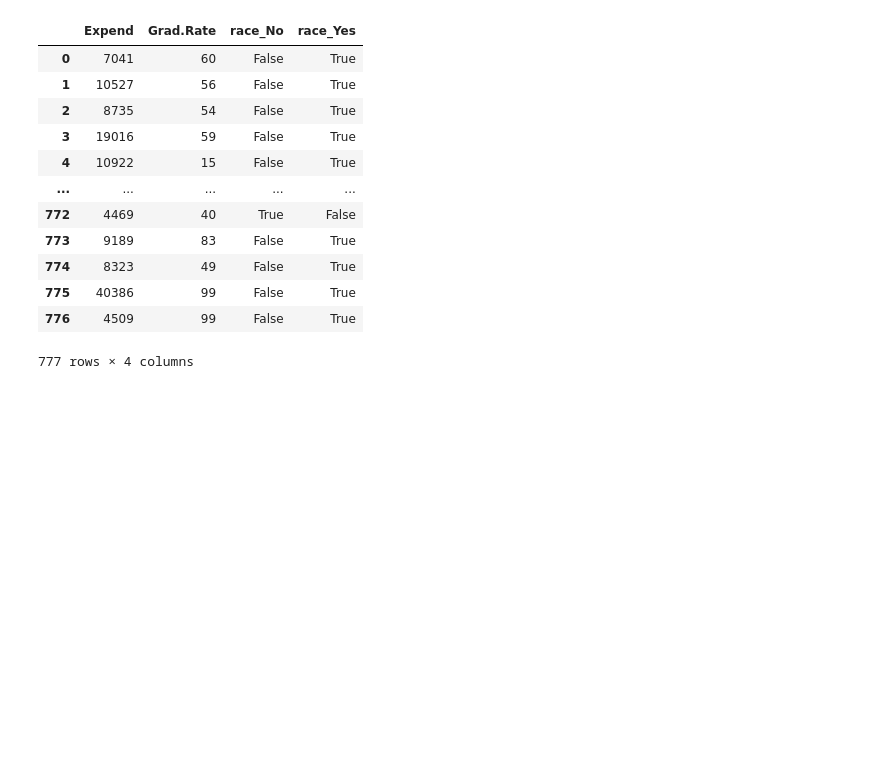
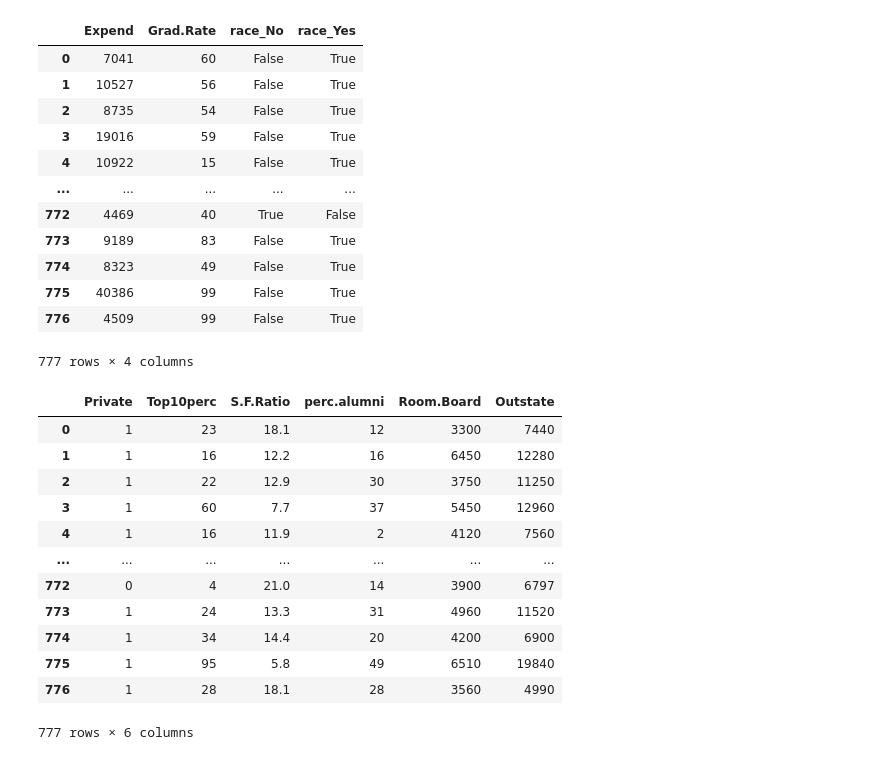
Before and after one commit to ich-20211101/ML_study, a Jupyter notebook: Class 2 - Exercise .ipynb, the cells around one changed output. Saved outputs shown, nothing was run; the diff lists cells and outputs as text; code cells hidden in the pictures; blank space fills up the shorter version.

```diff
--- a/Class 2 - Exercise .ipynb
+++ b/Class 2 - Exercise .ipynb
@@ -178,3 +178,22 @@ private_encoded
 | 775 | 40386 | 99 | False | True |
 | 776 | 4509 | 99 | False | True |
 777 rows × 4 columns
+# %%
+y2 = df['Grad.Rate']
+X2 = df[['Private', 'Top10perc', 'S.F.Ratio','perc.alumni', 'Room.Board', 'Outstate']]
+X2 = X.replace({'Yes': 1, 'No': 0})
+X2
+# %% [output]
+|  | Private | Top10perc | S.F.Ratio | perc.alumni | Room.Board | Outstate |
+| 0 | 1 | 23 | 18.1 | 12 | 3300 | 7440 |
+| 1 | 1 | 16 | 12.2 | 16 | 6450 | 12280 |
+| 2 | 1 | 22 | 12.9 | 30 | 3750 | 11250 |
+| 3 | 1 | 60 | 7.7 | 37 | 5450 | 12960 |
+| 4 | 1 | 16 | 11.9 | 2 | 4120 | 7560 |
+| ... | ... | ... | ... | ... | ... | ... |
+| 772 | 0 | 4 | 21.0 | 14 | 3900 | 6797 |
+| 773 | 1 | 24 | 13.3 | 31 | 4960 | 11520 |
+| 774 | 1 | 34 | 14.4 | 20 | 4200 | 6900 |
+| 775 | 1 | 95 | 5.8 | 49 | 6510 | 19840 |
+| 776 | 1 | 28 | 18.1 | 28 | 3560 | 4990 |
+777 rows × 6 columns
```
Also changed, not shown: parts of 2 cells of this notebook.
